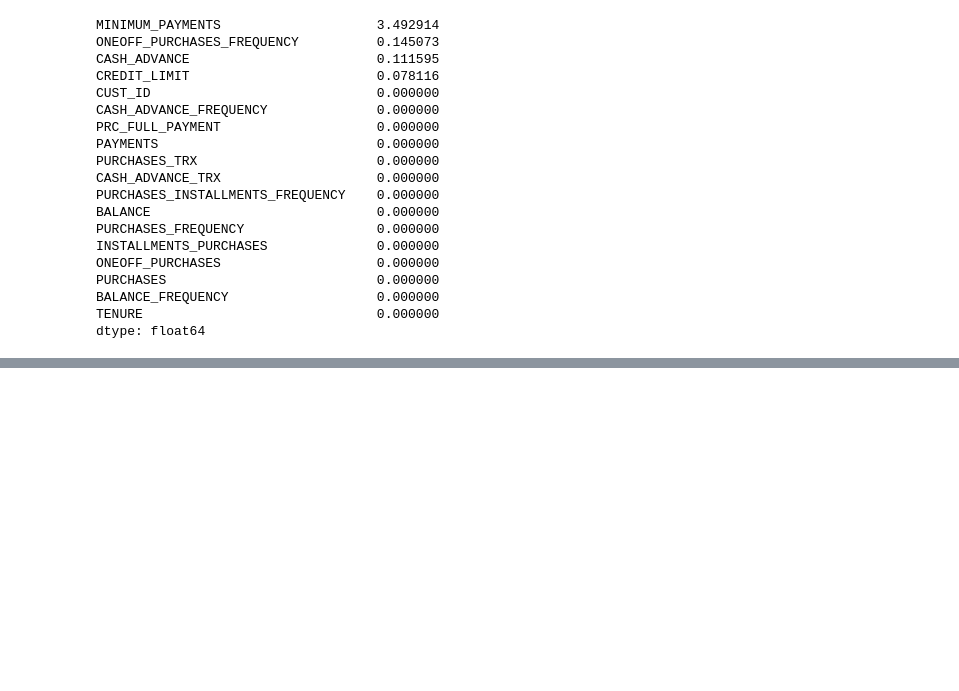
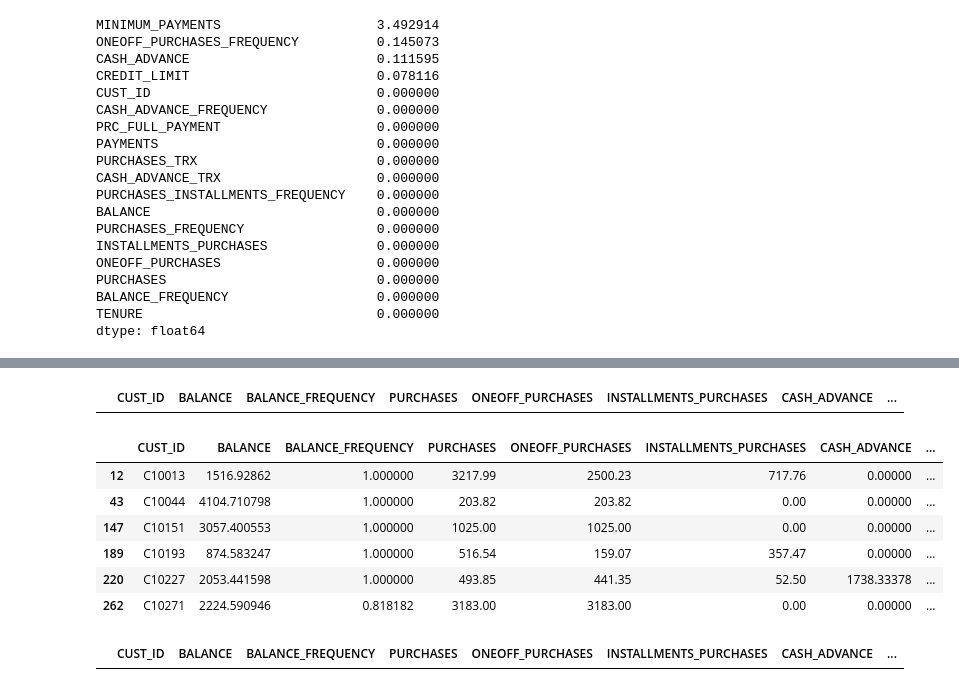
Before and after one commit to ISIS-3301-Business-Inteligence-2024-10/Lab-1, a Jupyter notebook: src/main.ipynb, the cells around one changed output, grey strips where cells are left out. Cells and saved outputs as stored; diff of their text form; code cells hidden in the pictures; blank space fills up the shorter version.

```diff
--- a/src/main.ipynb
+++ b/src/main.ipynb
@@ -181,0 +560,8 @@ ONEOFF_PURCHASES_FREQUENCY
+# %%
+# Si pucharses = 0, entonces todas las columnas relacionadas (oneoff pucharses, installments pucharses, pucharses frequency, oneoff pucharse frequency, pucharses installments frequency, pucharses trx) deben ser igual a 0 tambien
+
+# Verificacion de tuplas con esta inconsistencia
+
+related_cols = ['ONEOFF_PURCHASES', 'INSTALLMENTS_PURCHASES', 'PURCHASES_FREQUENCY', 'ONEOFF_PURCHASES_FREQUENCY', 'PURCHASES_INSTALLMENTS_FREQUENCY', 'PURCHASES_TRX']
+
+data.loc[(data['PURCHASES'] == 0) & (data[related_cols] != 0).any(axis=1)]
@@ -181,0 +575,38 @@ ONEOFF_PURCHASES_FREQUENCY
+# %%
+# Se reemplazaran los valores no consistentes por 0
+
+data.loc[(data['PURCHASES'] == 0) & (data[related_cols] != 0).any(axis=1), related_cols] = 0
+
+# Verificacion despues de la limpieza
+
+data.loc[(data['PURCHASES'] == 0) & (data[related_cols] != 0).any(axis=1)]
+# %% [output]
+|  | CUST_ID | BALANCE | BALANCE_FREQUENCY | PURCHASES | ONEOFF_PURCHASES | INSTALLMENTS_PURCHASES | CASH_ADVANCE | ... |
+# %%
+# Frecuencias negativas (balance frequency, pucharses frequency, oneoff pucharse frequency, pucharses installments frequency) deben ser tratadas como la mediana de la columna
+
+frequency_cols = ['BALANCE_FREQUENCY', 'PURCHASES_FREQUENCY', 'ONEOFF_PURCHASES_FREQUENCY', 'PURCHASES_INSTALLMENTS_FREQUENCY']
+
+# Verificacion de tuplas con esta inconsistencia
+
+data.loc[(data[frequency_cols] < 0).any(axis=1)]
+# %% [output]
+|  | CUST_ID | BALANCE | BALANCE_FREQUENCY | PURCHASES | ONEOFF_PURCHASES | INSTALLMENTS_PURCHASES | CASH_ADVANCE | ... |
+| 12 | C10013 | 1516.92862 | 1.000000 | 3217.99 | 2500.23 | 717.76 | 0.00000 | ... |
+| 43 | C10044 | 4104.710798 | 1.000000 | 203.82 | 203.82 | 0.00 | 0.00000 | ... |
+| 147 | C10151 | 3057.400553 | 1.000000 | 1025.00 | 1025.00 | 0.00 | 0.00000 | ... |
+| 189 | C10193 | 874.583247 | 1.000000 | 516.54 | 159.07 | 357.47 | 0.00000 | ... |
+| 220 | C10227 | 2053.441598 | 1.000000 | 493.85 | 441.35 | 52.50 | 1738.33378 | ... |
+| 262 | C10271 | 2224.590946 | 0.818182 | 3183.00 | 3183.00 | 0.00 | 0.00000 | ... |
+# %%
+# Se reemplazaran los valores no consistentes por la mediana de la columna
+
+for col in frequency_cols:
+    median_value = data[col].median()
+    data.loc[data[col] < 0, col] = median_value
+
+# Verificacion despues de la limpieza
+
+data.loc[(data[frequency_cols] < 0).any(axis=1)]
+# %% [output]
+|  | CUST_ID | BALANCE | BALANCE_FREQUENCY | PURCHASES | ONEOFF_PURCHASES | INSTALLMENTS_PURCHASES | CASH_ADVANCE | ... |
```
Also changed, not shown: parts of 44 cells of this notebook, 2 other files.
